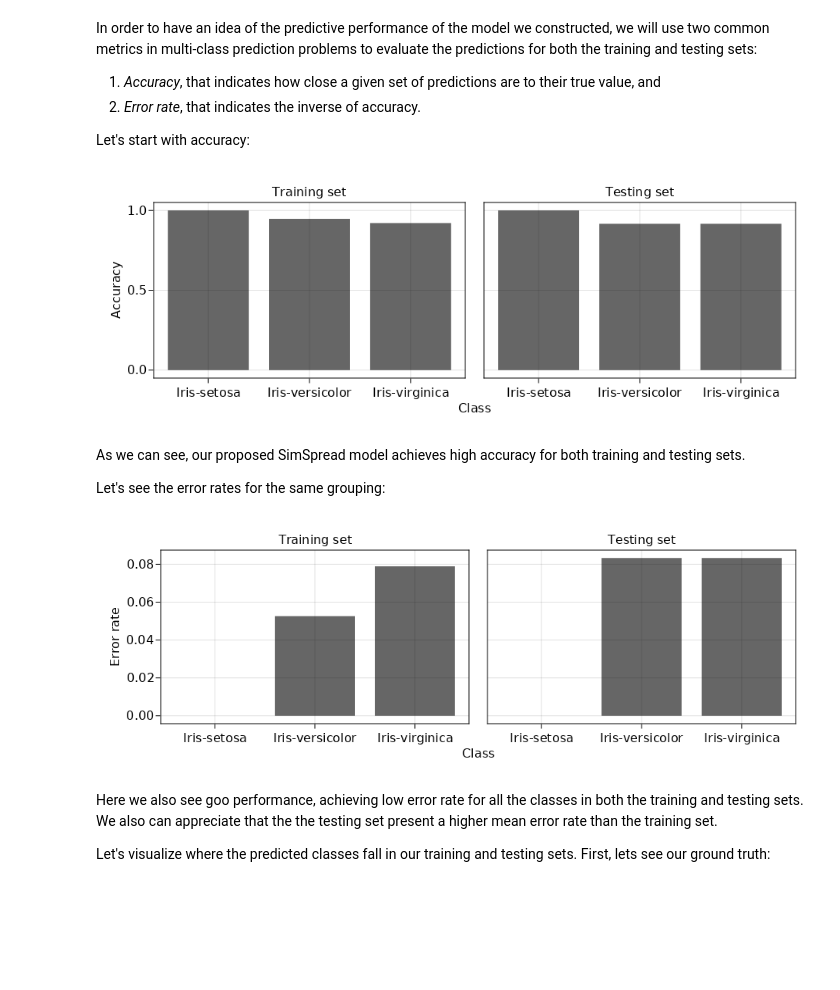
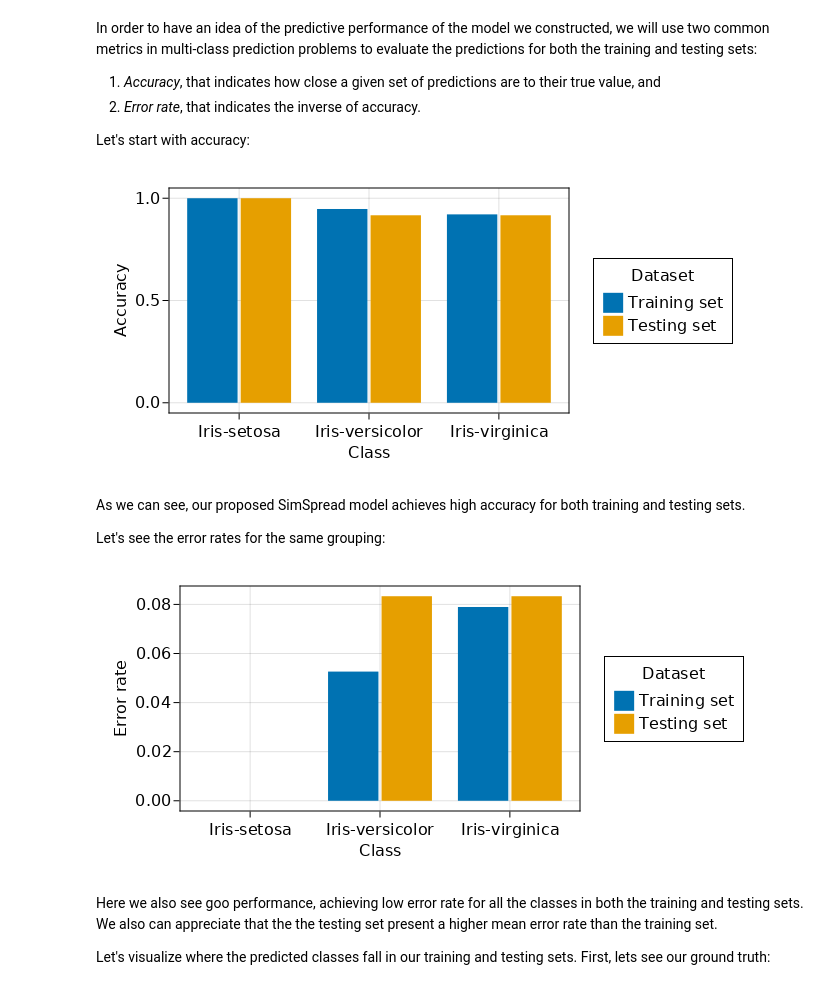
Before and after one commit to cvigilv/simspread-tutorial, a Jupyter notebook: tutorial_1.ipynb, the cells around one changed output. Drawn from its saved outputs; the diff is of its cells as text; code cells hidden in the pictures; blank space fills up the shorter version.

```diff
--- a/tutorial_1.ipynb
+++ b/tutorial_1.ipynb
@@ -188,29 +205,33 @@ Let's start with accuracy:
 # %%
 using AlgebraOfGraphics, CairoMakie
 
 # Evaluate predictions
 plt = data(
     (
         train = [Bool(i ∈ train_idx) for i in 1:N],
         y = iris[!, "class"],
         yhat = ŷ[sortperm(ŷ[:,1]),2]
     )
 )
 plt *= expectation()
 plt *= mapping(
     :y => "Class",
     (:y, :yhat) => isequal => "Accuracy"
 )
-plt *= mapping(col = :train => renamer(true => "Training set", false => "Testing set") => "Dataset")
+plt *= mapping(
+    dodge = :train => renamer(true => "Training set", false => "Testing set") => "Dataset",
+    color = :train => renamer(true => "Training set", false => "Testing set") => "Dataset"
+)
 
 draw(plt; axis = (width = 400, height = 225))
 # %% [output]
-[figure, old version]
+[figure, new version]
 # %% [markdown]
 As we can see, our proposed SimSpread model achieves high accuracy for both training and testing sets.
 
 Let's see the error rates for the same grouping:
 # %%
+# Evaluate predictions
 plt = data(
     (
         train = [Bool(i ∈ train_idx) for i in 1:N],
@@ -223,11 +244,14 @@ plt *= mapping(
     :y => "Class",
     (:y, :yhat) => !isequal => "Error rate"
 )
-plt *= mapping(col = :train => renamer(true => "Training set", false => "Testing set") => "Dataset")
+plt *= mapping(
+    dodge = :train => renamer(true => "Training set", false => "Testing set") => "Dataset",
+    color = :train => renamer(true => "Training set", false => "Testing set") => "Dataset"
+)
 
 draw(plt; axis = (width = 400, height = 225))
 # %% [output]
-[figure, old version]
+[figure, new version]
 # %% [markdown]
 Here we also see goo performance, achieving low error rate for all the classes in both the training and
 testing sets. We also can appreciate that the the testing set present a higher mean error rate than the
```
Also changed, not shown: parts of 3 cells of this notebook, 4 other files.
